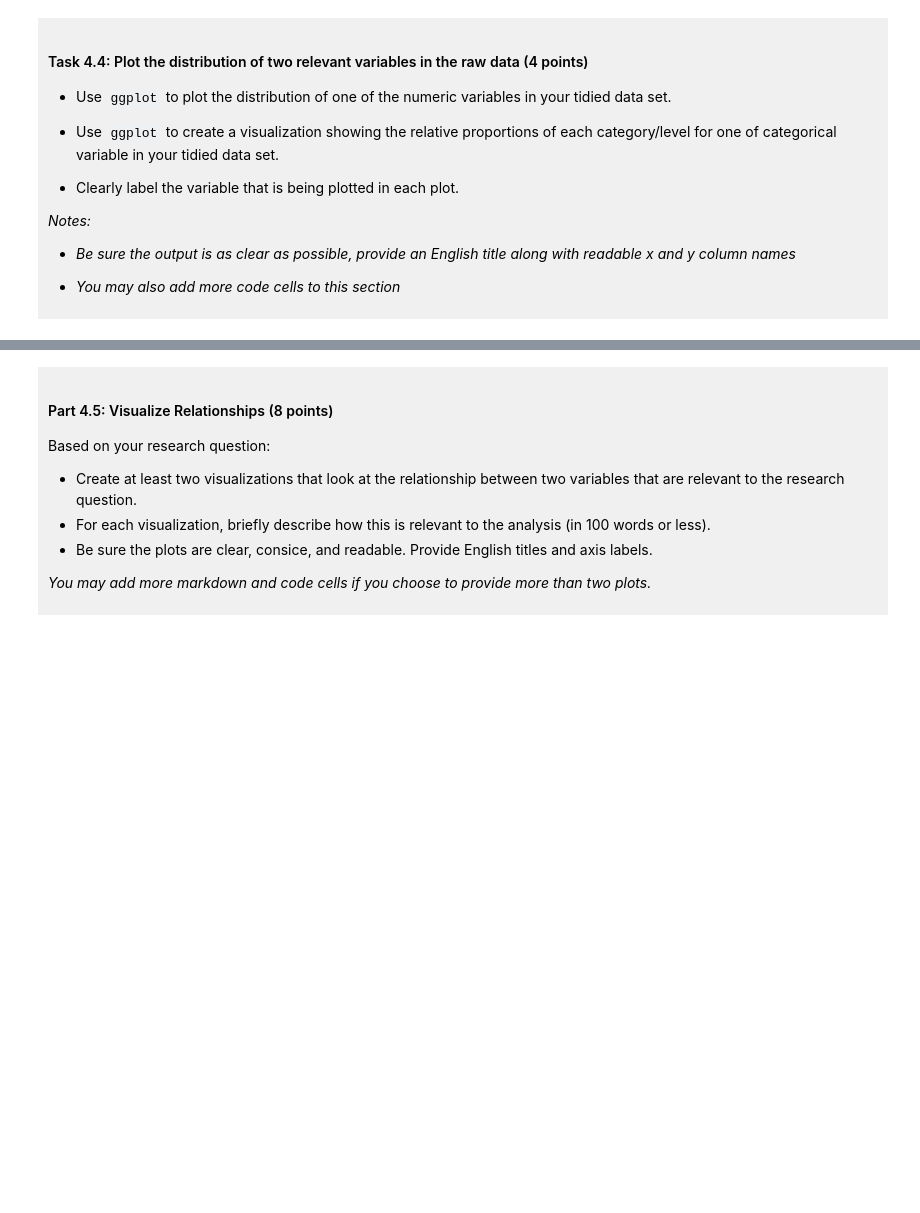
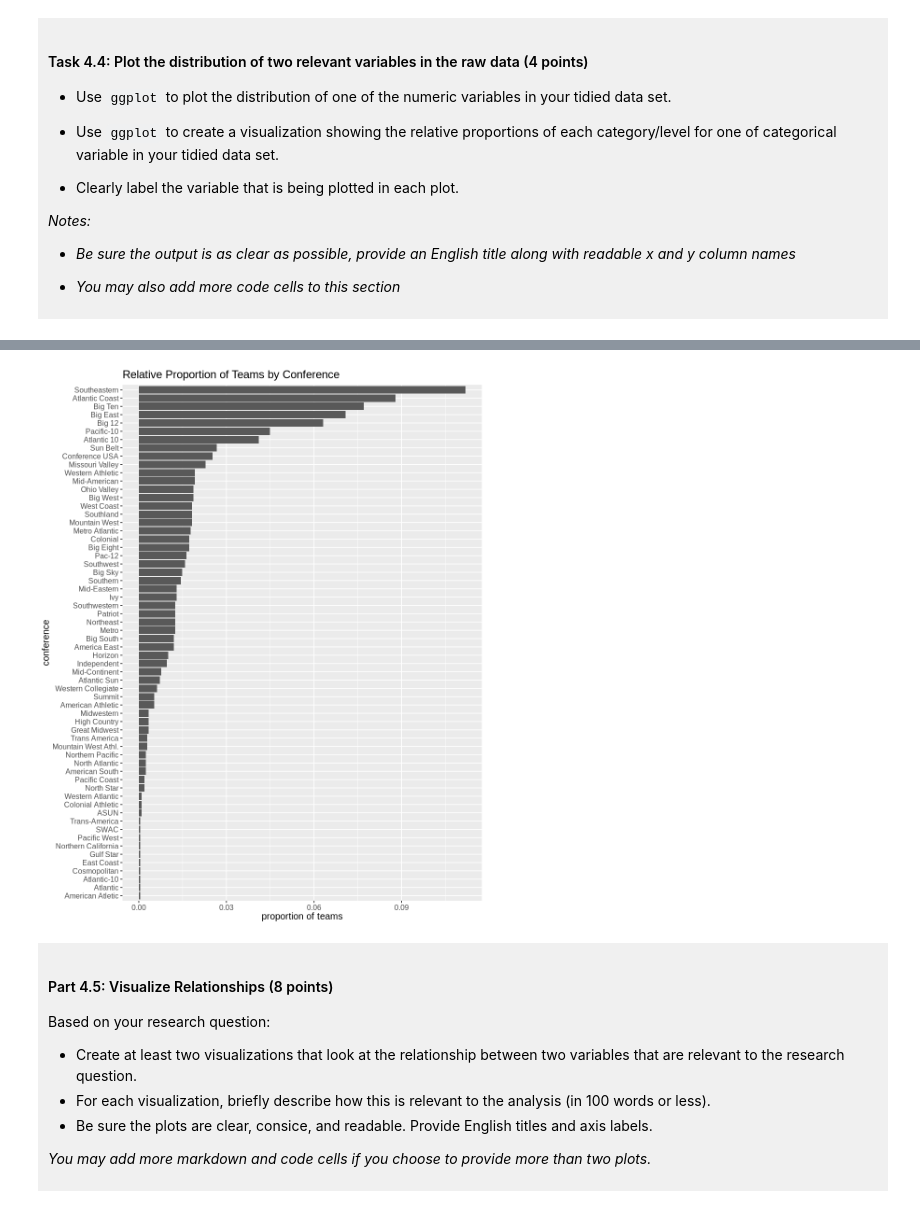
Before and after one commit to sburchat/dsci-100-project-sky-burchat, a Jupyter notebook: dsci-100-project-notebook.ipynb, the cells around one changed output, grey strips where cells are left out. Drawn from its saved outputs; the diff is of its cells as text; code cells hidden in the pictures; blank space fills up the shorter version.

```diff
--- a/dsci-100-project-notebook.ipynb
+++ b/dsci-100-project-notebook.ipynb
@@ -309,5 +363,22 @@ You will refine your research question (if needed) and produce a tidy data set.
 # %%
-### EDIT THIS CODE CELL FOR PLOT 2 ###
+options(repr.plot.width=8, repr.plot.height=10)
+
+conference_props<-tidy_march_madness|>
+group_by(conference)|>
+summarize(count=n())|>
+mutate(proportion=count/sum(count))
+
+plot_2<-conference_props|>
+ggplot(aes(x=proportion, y=fct_reorder(conference, proportion)))+
+geom_bar(stat="identity")+
+labs(x="proportion of teams",
+     y="conference",
+     title="Relative Proportion of Teams by Conference")+
+theme(text=element_text(size=12))
+
+plot_2
+# %% [output]
+[figure, added]
 # %% [markdown]
 <div style="background-color: #f0f0f0; padding: 10px;">
 
```
Also changed, not shown: parts of 9 cells of this notebook.
